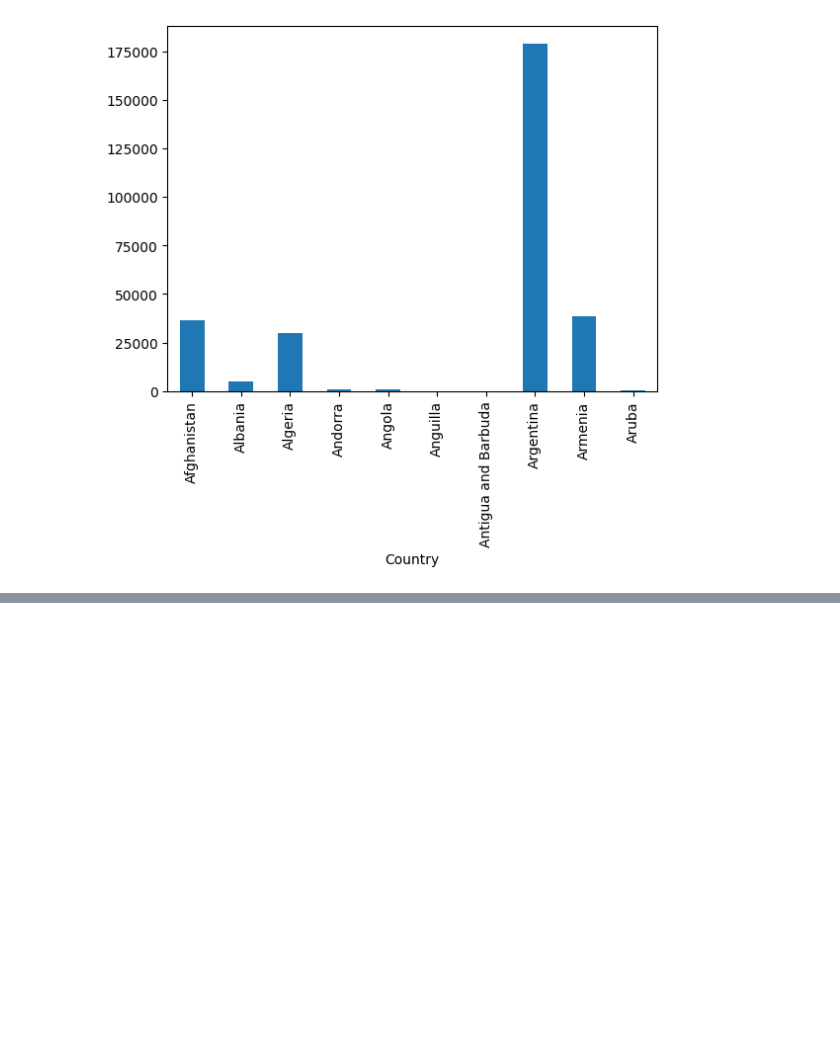
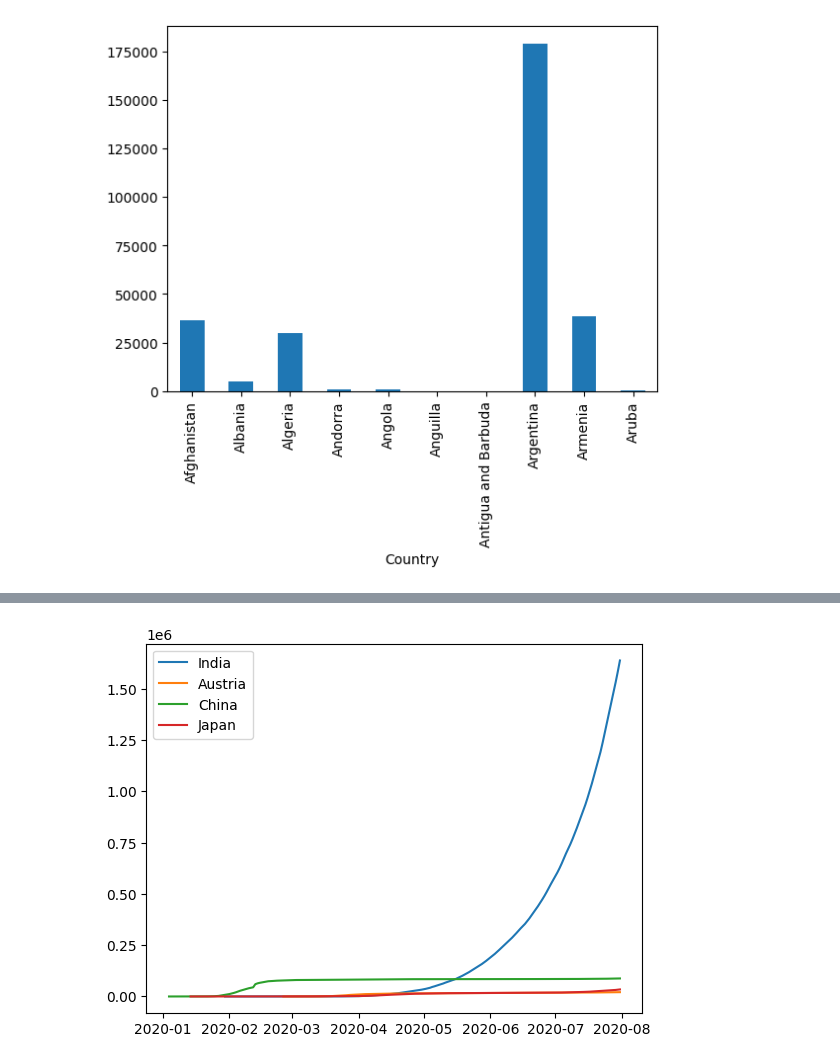
Before and after one commit to soni-vaishnavi/My_Daily_Work, a Jupyter notebook: ML/visualization/matplt.ipynb, the cells around one changed output, grey strips where cells are left out. Cells and saved outputs as stored; diff of their text form; code cells hidden in the pictures; blank space fills up the shorter version.

```diff
--- a/ML/visualization/matplt.ipynb
+++ b/ML/visualization/matplt.ipynb
@@ -48,0 +87,14 @@ lt.show
+# %%
+def func(name):
+
+    for i in name:
+     nam = who[who["Country"]==i]
+     #or  label = nam
+     lt.plot(nam['Date_reported'], nam['Cumulative_cases'], label = i ) #then label = label
+     lt.legend()
+    lt.show()
+
+name = ["India","Austria","China","Japan"]
+func(name)
+# %% [output]
+[figure, added]
```
Also changed, not shown: parts of 21 cells of this notebook.
